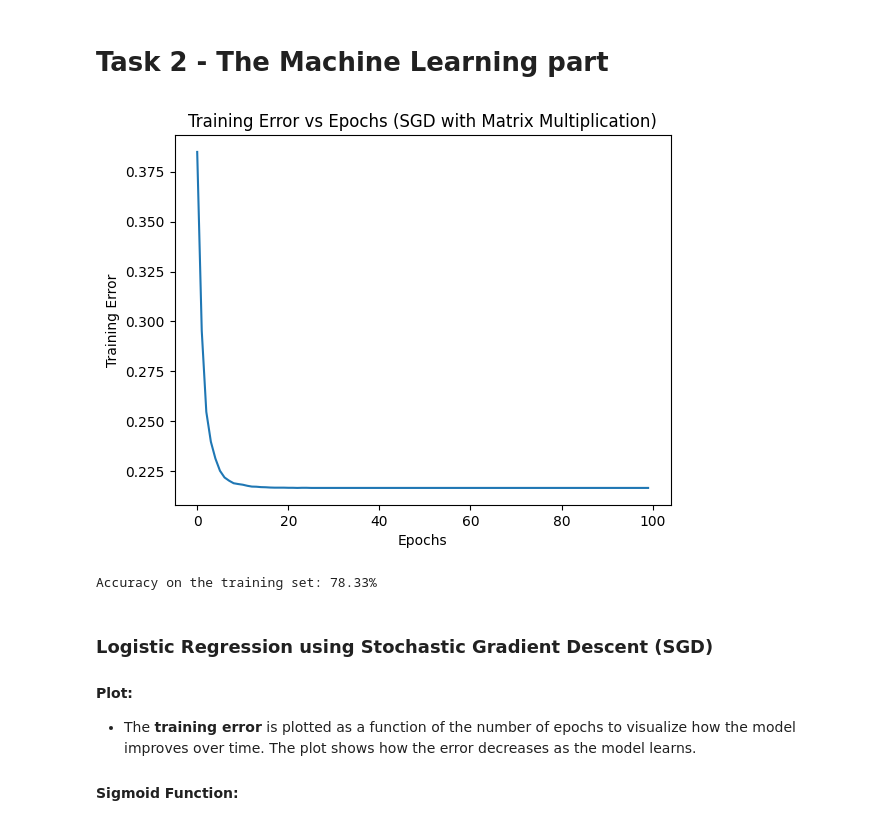
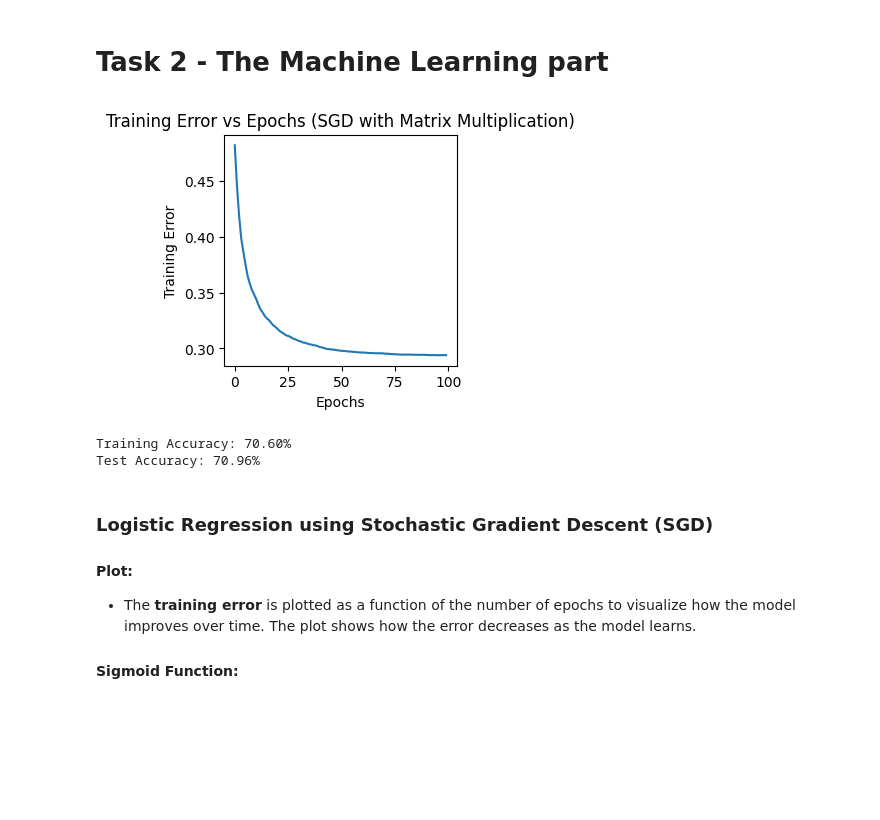
Before and after one commit to tihassfjord/RepDatWest, a Jupyter notebook: code/assignment1_2.ipynb, the cells around one changed output. Drawn from its saved outputs; the diff is of its cells as text; code cells hidden in the pictures; blank space fills up the shorter version.

```diff
--- a/code/assignment1_2.ipynb
+++ b/code/assignment1_2.ipynb
@@ -181,8 +308,8 @@ def sigmoid(z):
 
 # Stochastic Gradient Descent for Logistic Regression with matrix multiplication
 def logistic_sgd(X, y, learning_rate, epochs):
-    # weights = np.random.randn(X.shape[1])  # Initialize weights randomly
-    weights = np.zeros(X.shape[1])  # Initialize weights to zero
+    weights = np.random.randn(X.shape[1])  # Initialize weights randomly
+    # weights = np.zeros(X.shape[1])  # Initialize weights to zero
     errors = []  # To store the training error at each epoch
 
     for epoch in range(epochs):
@@ -202,36 +329,50 @@ def logistic_sgd(X, y, learning_rate, epochs):
 
     return weights, errors
 
 # Prediction function using matrix multiplication
 def predict(X, weights):
     z = X @ weights  # Use @ for matrix multiplication
     y_pred = sigmoid(z)
     return (y_pred >= 0.5).astype(int)  # Convert probabilities to binary labels (0 or 1)
 
 # Parameters
-learning_rate = 0.01
+learning_rate = 0.001
 epochs = 100
 
  # Shuffle the data at the start of each epoch to avoid biased gradients (due to order)
 np.random.seed(42)  # For reproducibility
 indices = np.random.permutation(len(X_train))  # Shuffle indices
 X_shuffled = X_train[indices]  # Apply the shuffled indices to features
 y_shuffled = y_train[indices]  # Apply the shuffled indices to labels
 
 # Train the logistic regression classifier using SGD
 weights, errors = logistic_sgd(X_shuffled, y_shuffled, learning_rate, epochs)
+# weights, errors = logistic_sgd(X_train, y_train, learning_rate, epochs)
+
 
 # Plot training error as a function of epochs
+plt.figure(figsize=(3, 3))
 plt.plot(range(epochs), errors)
 plt.xlabel('Epochs')
 plt.ylabel('Training Error')
 plt.title('Training Error vs Epochs (SGD with Matrix Multiplication)')
 plt.show()
 
-# Report accuracy on the training set
+# # Report accuracy on the training set
+# y_train_pred = predict(X_train, weights)
+# accuracy = np.mean(y_train_pred == y_train)
+# print(f"Accuracy on the training set: {accuracy * 100:.2f}%")
+
+# Calculate training accuracy
 y_train_pred = predict(X_train, weights)
-accuracy = np.mean(y_train_pred == y_train)
-print(f"Accuracy on the training set: {accuracy * 100:.2f}%")
+train_accuracy = np.mean(y_train_pred == y_train)
+print(f"Training Accuracy: {train_accuracy * 100:.2f}%")
+
+# Calculate test accuracy
+y_test_pred = predict(X_test, weights)
+test_accuracy = np.mean(y_test_pred == y_test)
+print(f"Test Accuracy: {test_accuracy * 100:.2f}%")
 # %% [output]
-[figure, old version]
+[figure, new version]
-Accuracy on the training set: 78.33%
+Training Accuracy: 70.60%
+Test Accuracy: 70.96%
```
Also changed, not shown: parts of 16 cells of this notebook, 1 other file.
